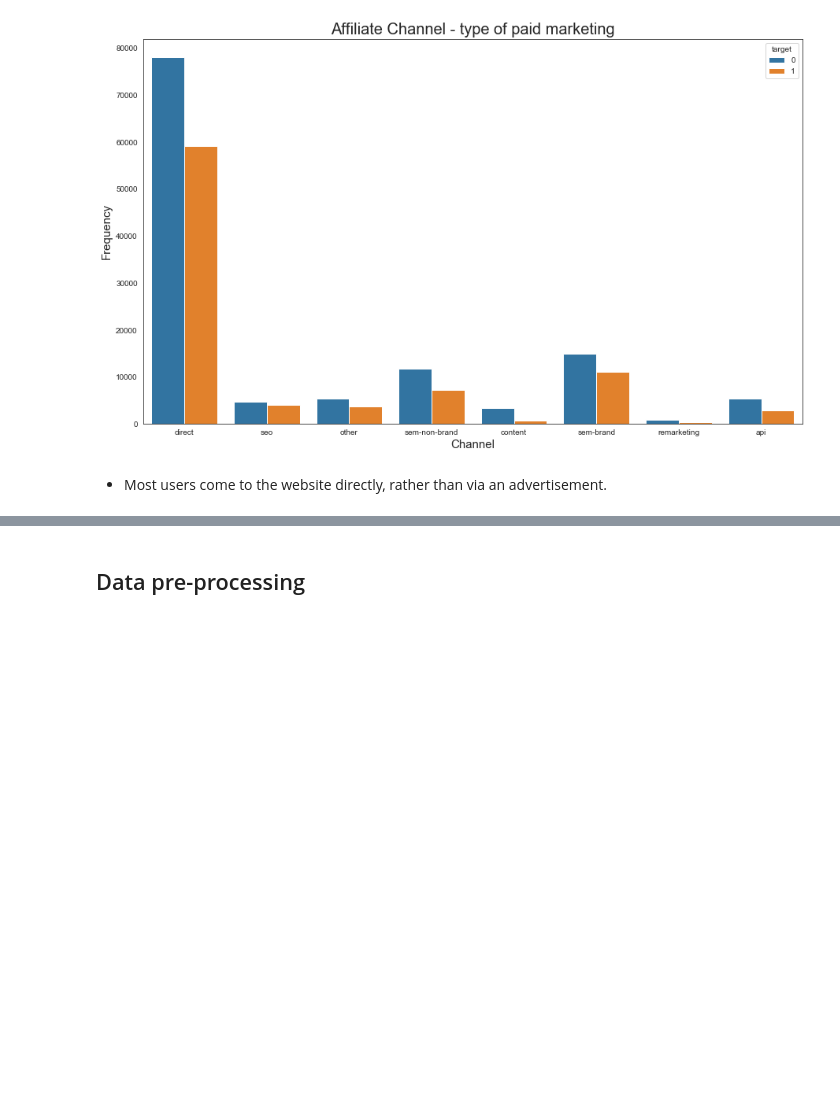
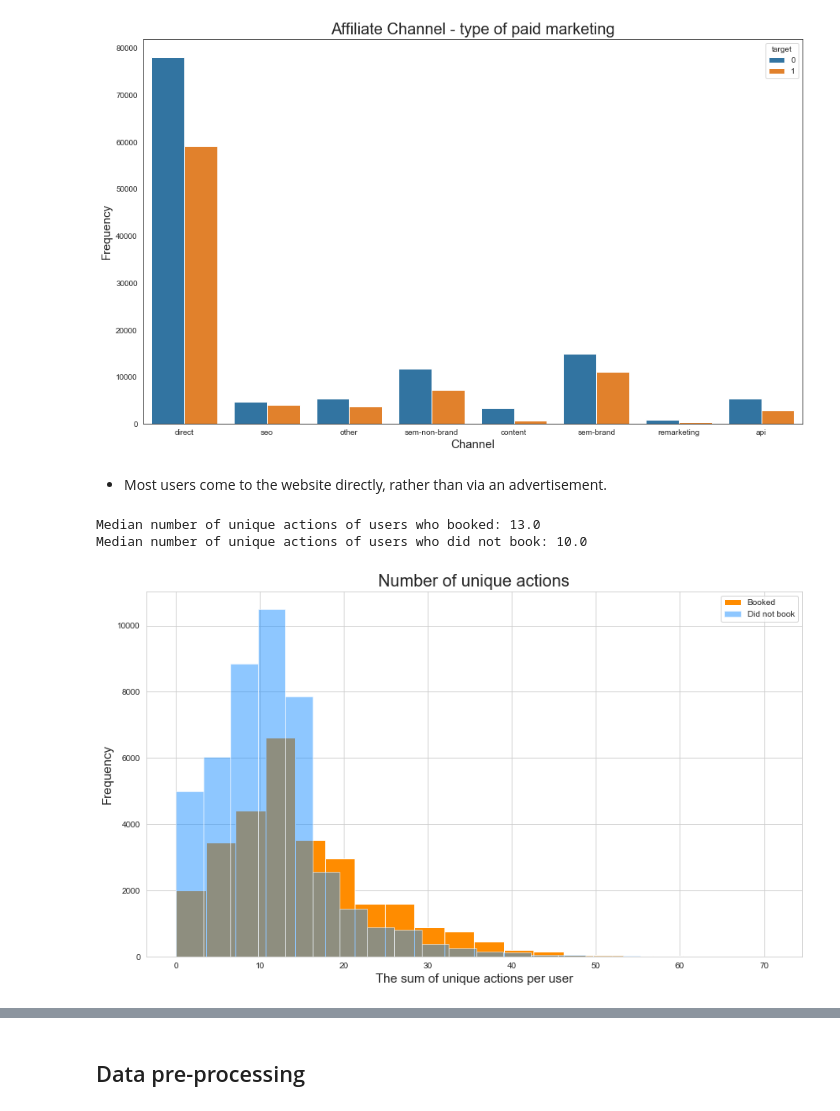
Before and after one commit to nikolholicka/curriculum, a Jupyter notebook: mod5/project/airbnb/Airbnb_New_Users_Classification_Project.ipynb, the cells around one changed output, grey strips where cells are left out. Cells and saved outputs as stored; diff of their text form; code cells hidden in the pictures; blank space fills up the shorter version.

```diff
--- a/mod5/project/airbnb/Airbnb_New_Users_Classification_Project.ipynb
+++ b/mod5/project/airbnb/Airbnb_New_Users_Classification_Project.ipynb
@@ -349,6 +361,12 @@ yb = df.loc[df.target == 1]
 
 #'no booking = nb'
 nb = df.loc[df.target == 0]
+
+#the same for data with sessions
+yb_ws = df_ws.loc[df_ws.target == 1]
+
+#'no booking = nb'
+nb_ws = df_ws.loc[df_ws.target == 0]
 # %%
 plt.figure(figsize=(14,8))
 plt.xlabel('Age', fontsize=15)
@@ -475,3 +493,18 @@ plt.title('Affiliate Channel - type of paid marketing',fontsize=20);
 [figure]
 # %% [markdown]
 * Most users come to the website directly, rather than via an advertisement.
+# %%
+plt.figure(figsize=(14,8))
+plt.xlabel('The sum of unique actions per user', fontsize=15)
+plt.ylabel('Frequency', fontsize=15)
+plt.title('Number of unique actions',fontsize=20)
+plt.hist(yb_ws.action,color='darkorange',rwidth=5,alpha=1,label='Booked',bins=20)
+plt.hist(nb_ws.action,color='dodgerblue',rwidth=5,alpha=0.5,label='Did not book',bins=20)
+plt.legend();
+
+print('Median number of unique actions of users who booked: '+str(round(yb_ws.action.median(),2)))
+print('Median number of unique actions of users who did not book: '+str(round(nb_ws.action.median(),2)))
+# %% [output]
+Median number of unique actions of users who booked: 13.0
+Median number of unique actions of users who did not book: 10.0
+[figure, added]
```
Also changed, not shown: parts of 30 cells of this notebook.
